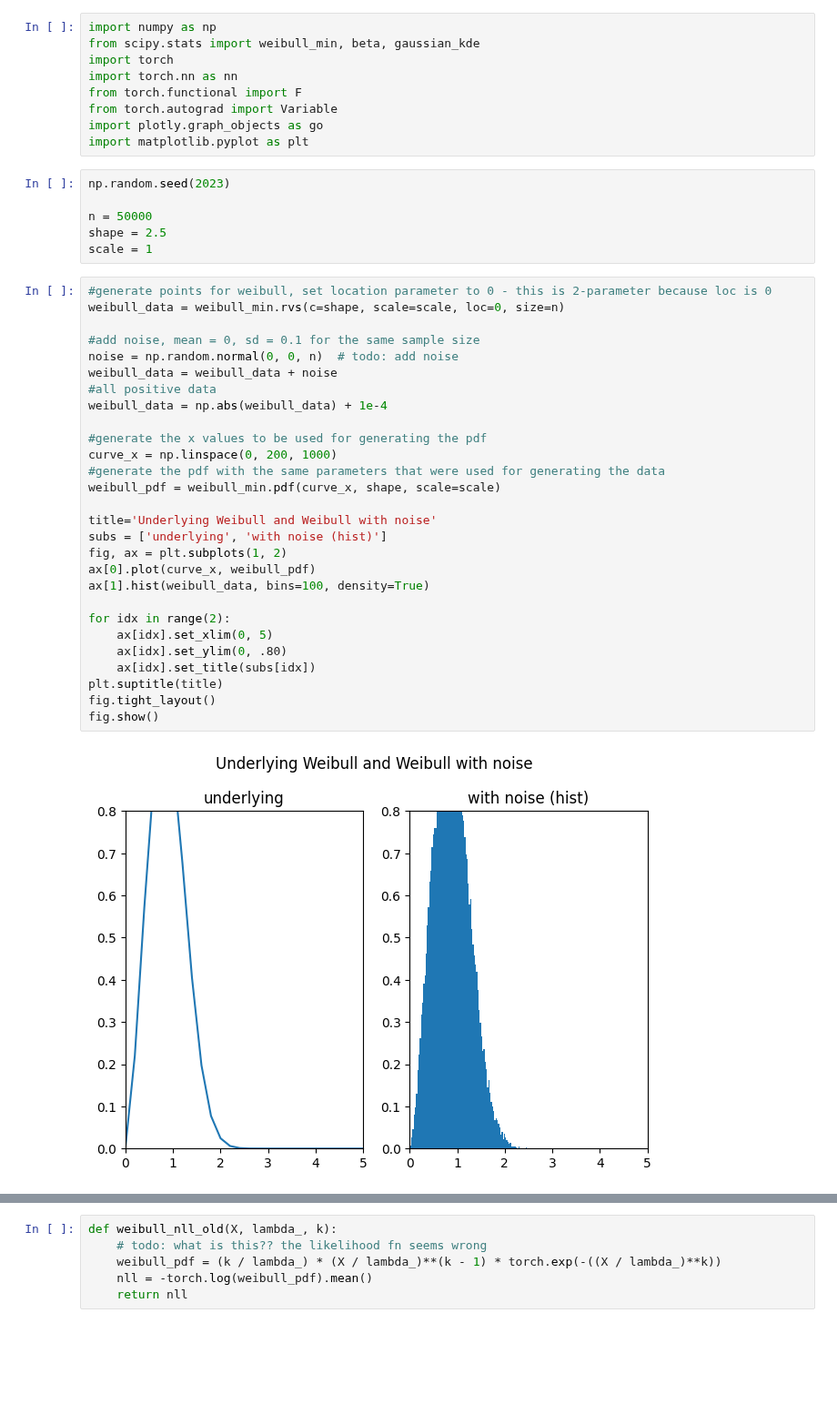
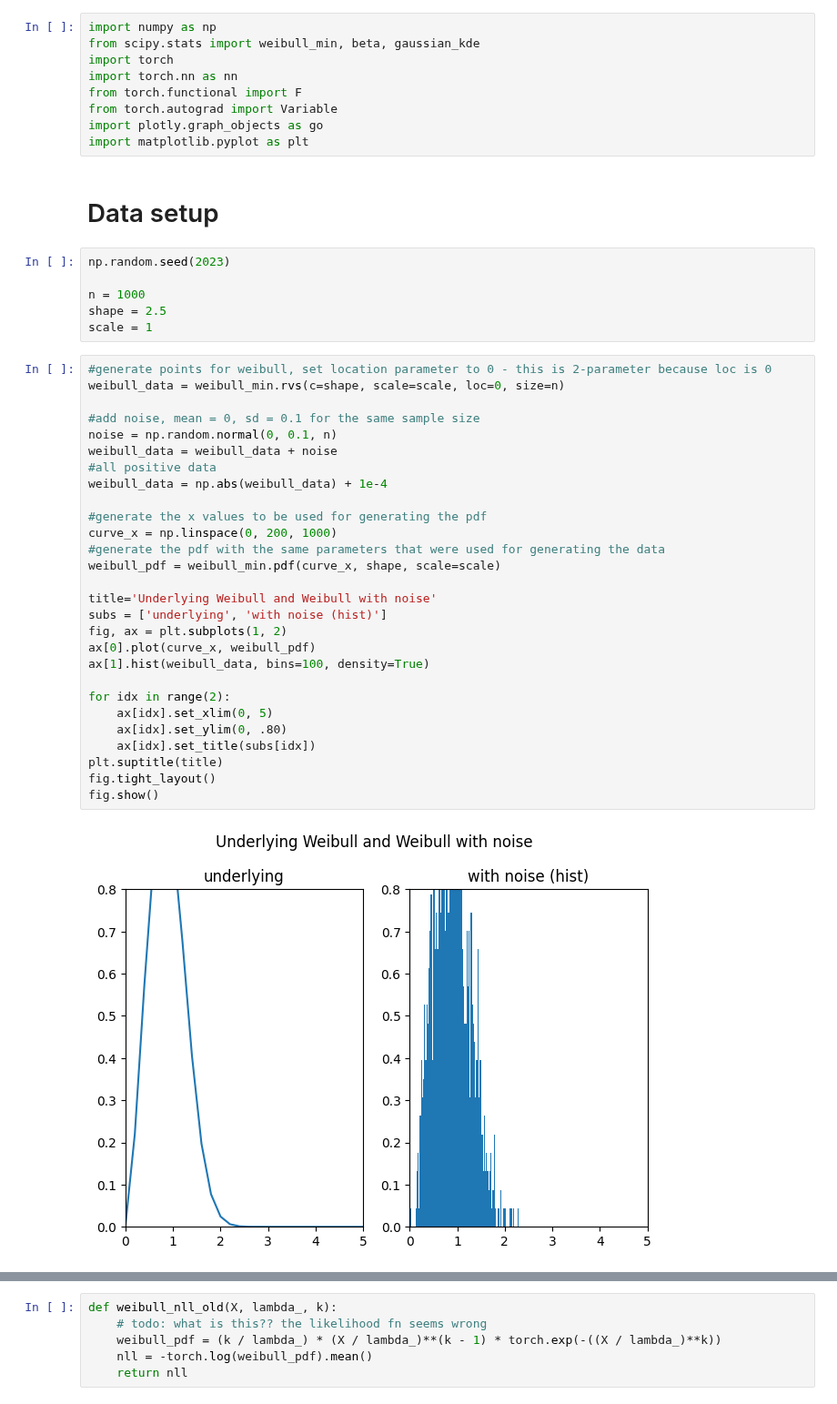
Before and after one commit to nayefahmad/ml-notes, a Jupyter notebook: 2023-05-02-pytorch-distribution-fitting.ipynb, the cells around one changed output, grey strips where cells are left out. Shown at 91% size. Cells and saved outputs as stored; diff of their text form; blank space fills up the shorter version.

```diff
--- a/2023-05-02-pytorch-distribution-fitting.ipynb
+++ b/2023-05-02-pytorch-distribution-fitting.ipynb
@@ -23,42 +23,44 @@ from torch.functional import F
 from torch.autograd import Variable
 import plotly.graph_objects as go
 import matplotlib.pyplot as plt
+# %% [markdown]
+# Data setup
 # %%
 np.random.seed(2023)
 
-n = 50000
+n = 1000
 shape = 2.5
 scale = 1
 # %%
 #generate points for weibull, set location parameter to 0 - this is 2-parameter because loc is 0
 weibull_data = weibull_min.rvs(c=shape, scale=scale, loc=0, size=n)
 
 #add noise, mean = 0, sd = 0.1 for the same sample size
-noise = np.random.normal(0, 0, n)  # todo: add noise
+noise = np.random.normal(0, 0.1, n)
 weibull_data = weibull_data + noise
 #all positive data
 weibull_data = np.abs(weibull_data) + 1e-4
 
 #generate the x values to be used for generating the pdf
 curve_x = np.linspace(0, 200, 1000)
 #generate the pdf with the same parameters that were used for generating the data
 weibull_pdf = weibull_min.pdf(curve_x, shape, scale=scale)
 
 title='Underlying Weibull and Weibull with noise'
 subs = ['underlying', 'with noise (hist)']
 fig, ax = plt.subplots(1, 2)
 ax[0].plot(curve_x, weibull_pdf)
 ax[1].hist(weibull_data, bins=100, density=True)
 
 for idx in range(2):
     ax[idx].set_xlim(0, 5)
     ax[idx].set_ylim(0, .80)
     ax[idx].set_title(subs[idx])
 plt.suptitle(title)
 fig.tight_layout()
 fig.show()
 # %% [output]
-[figure, old version]
+[figure, new version]
 # %%
 #generate non-weibull data, following beta distribution
 beta_data = beta.rvs(a=8, b=1, size=n)
```
Also changed, not shown: parts of 9 cells of this notebook.
